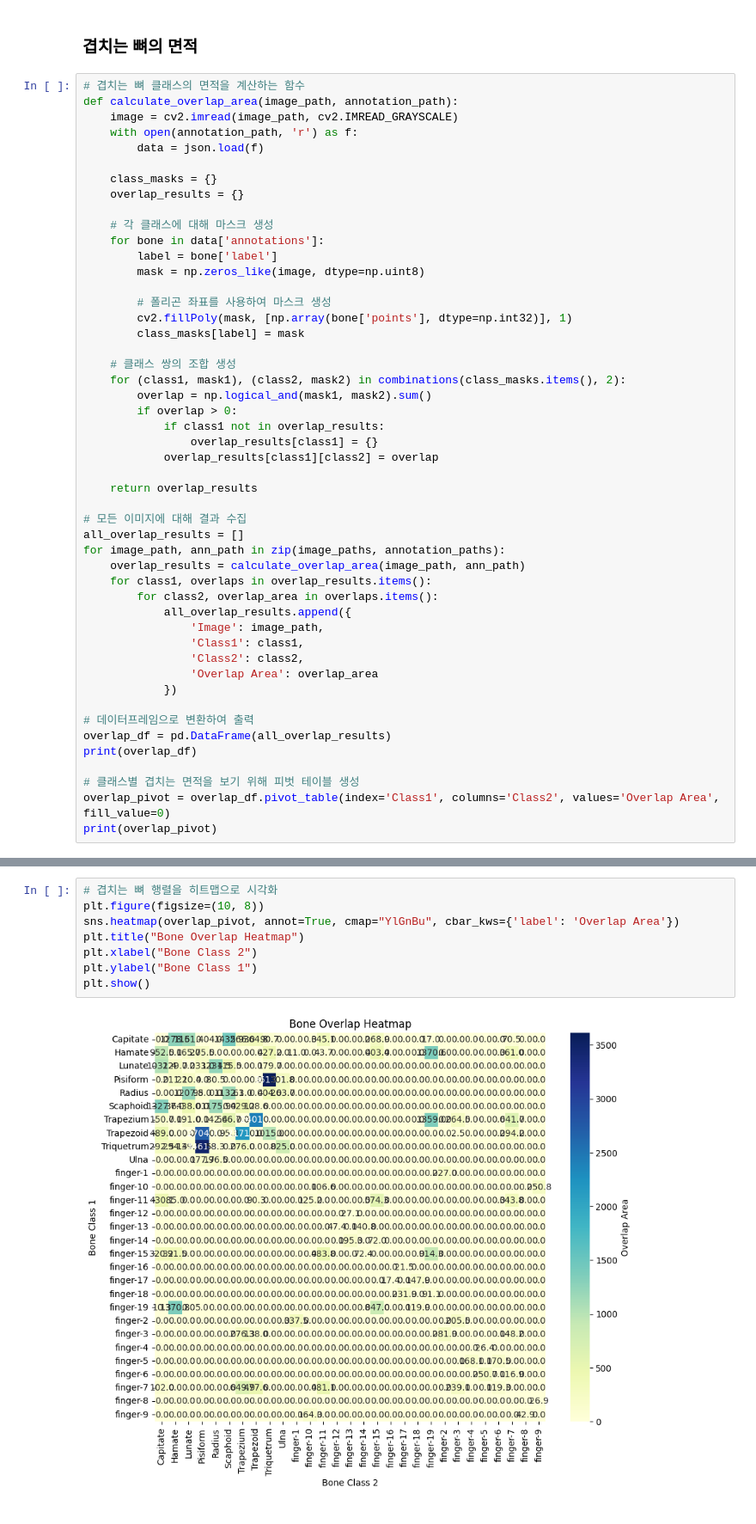
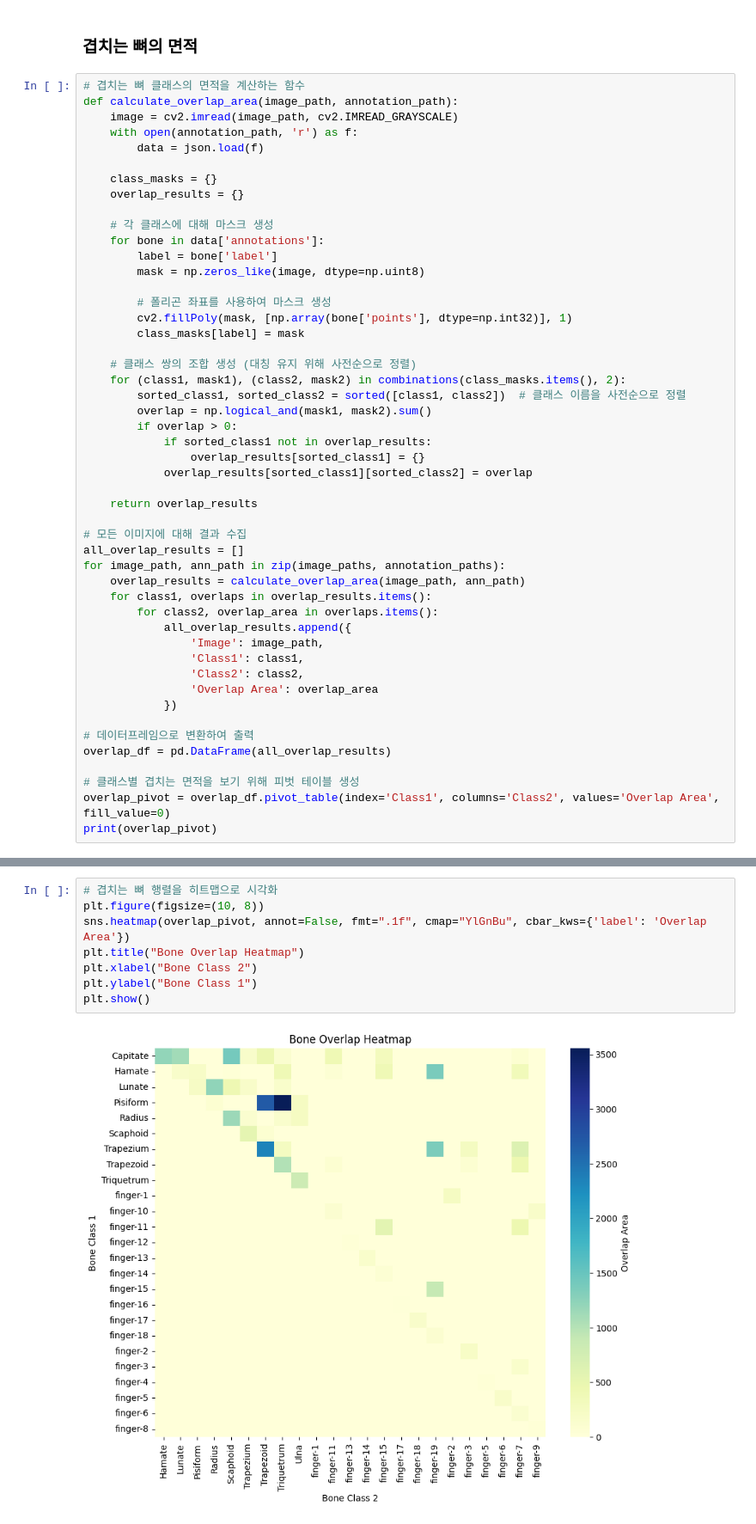
Before and after one commit to boostcampaitech7/level2-cv-semanticsegmentation-cv-8-lv3, a Jupyter notebook: EDA/xray_hands_eda_updated.ipynb, the cells around one changed output, grey strips where cells are left out. Shown at 86% size. Cells and saved outputs as stored; diff of their text form.

```diff
--- a/EDA/xray_hands_eda_updated.ipynb
+++ b/EDA/xray_hands_eda_updated.ipynb
@@ -302,13 +308,14 @@ def calculate_overlap_area(image_path, annotation_path):
         cv2.fillPoly(mask, [np.array(bone['points'], dtype=np.int32)], 1)
         class_masks[label] = mask
 
-    # 클래스 쌍의 조합 생성
+    # 클래스 쌍의 조합 생성 (대칭 유지 위해 사전순으로 정렬)
     for (class1, mask1), (class2, mask2) in combinations(class_masks.items(), 2):
+        sorted_class1, sorted_class2 = sorted([class1, class2])  # 클래스 이름을 사전순으로 정렬
         overlap = np.logical_and(mask1, mask2).sum()
         if overlap > 0:
-            if class1 not in overlap_results:
-                overlap_results[class1] = {}
-            overlap_results[class1][class2] = overlap
+            if sorted_class1 not in overlap_results:
+                overlap_results[sorted_class1] = {}
+            overlap_results[sorted_class1][sorted_class2] = overlap
 
     return overlap_results
 
@@ -327,7 +334,6 @@ for image_path, ann_path in zip(image_paths, annotation_paths):
 
 # 데이터프레임으로 변환하여 출력
 overlap_df = pd.DataFrame(all_overlap_results)
-print(overlap_df)
 
 # 클래스별 겹치는 면적을 보기 위해 피벗 테이블 생성
 overlap_pivot = overlap_df.pivot_table(index='Class1', columns='Class2', values='Overlap Area', fill_value=0)
@@ -353,10 +361,10 @@ finger-9      0.000000    0.000000    0.000000  42.944444    0.000000
 # %%
 # 겹치는 뼈 행렬을 히트맵으로 시각화
 plt.figure(figsize=(10, 8))
-sns.heatmap(overlap_pivot, annot=True, cmap="YlGnBu", cbar_kws={'label': 'Overlap Area'})
+sns.heatmap(overlap_pivot, annot=False, fmt=".1f", cmap="YlGnBu", cbar_kws={'label': 'Overlap Area'})
 plt.title("Bone Overlap Heatmap")
 plt.xlabel("Bone Class 2")
 plt.ylabel("Bone Class 1")
 plt.show()
 # %% [output]
-[figure, old version]
+[figure, new version]
```
Also changed, not shown: parts of 8 cells of this notebook.
